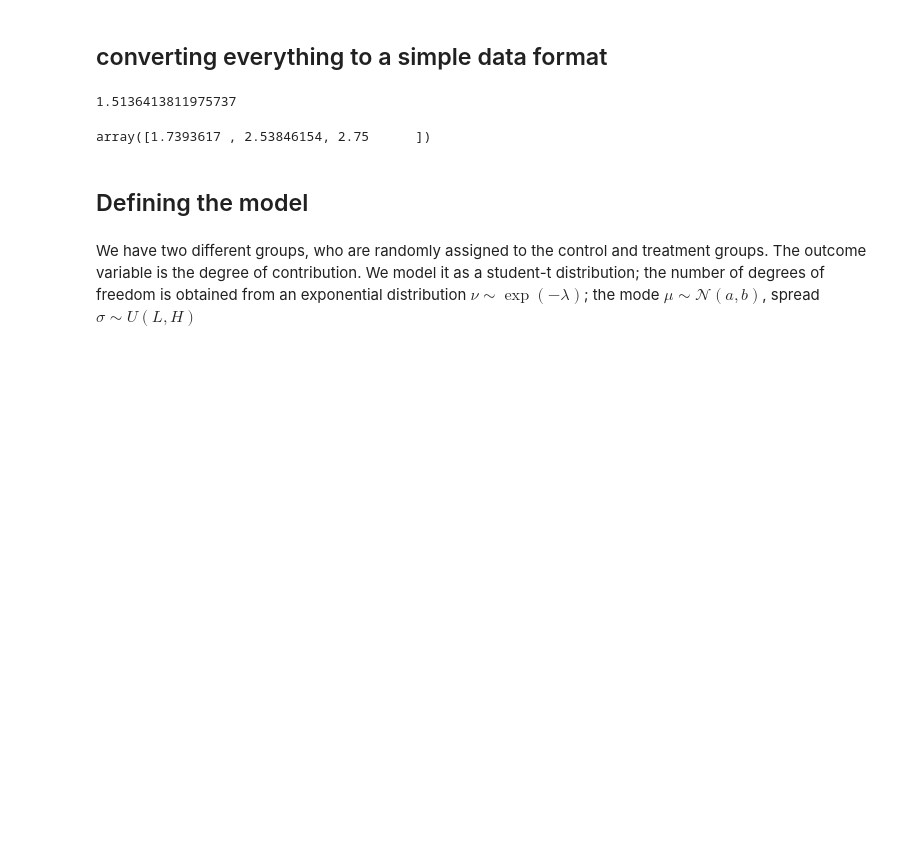
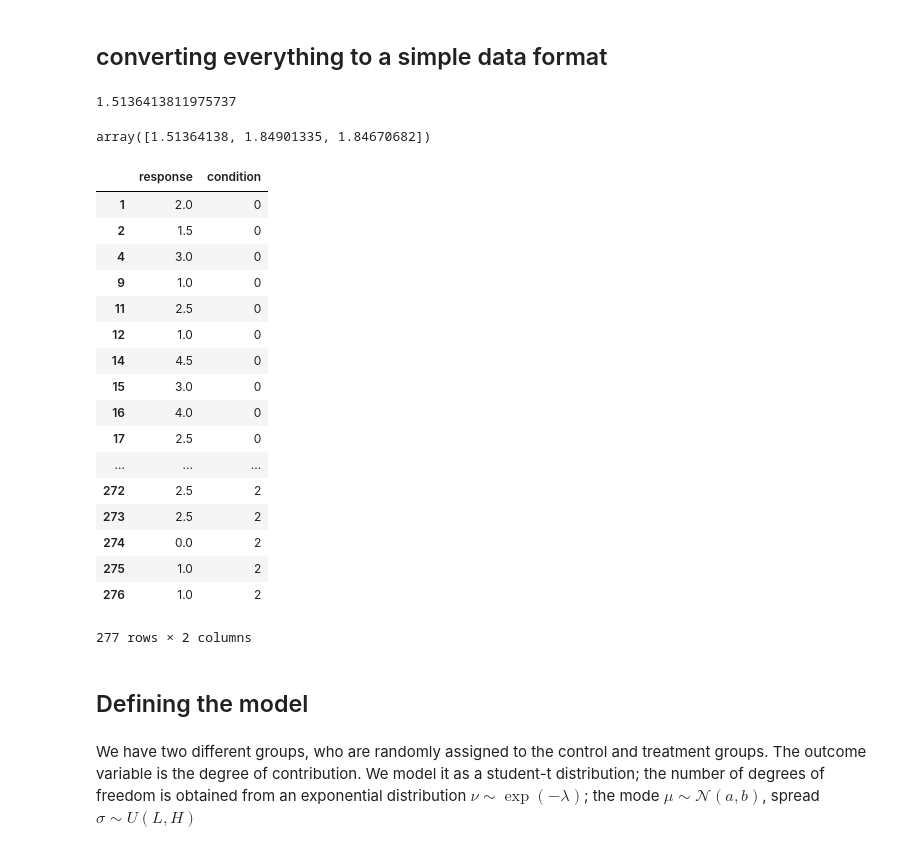
Before and after one commit to CrowdDynamicsLab/ComicPersuasion, a Jupyter notebook: Paper Draft/CHI2019-comic/hari-code/new experiments, sep 2018.ipynb, the cells around one changed output. Cells and saved outputs as stored; diff of their text form; code cells hidden in the pictures; blank space fills up the shorter version.

```diff
--- a/Paper Draft/CHI2019-comic/hari-code/new experiments, sep 2018.ipynb
+++ b/Paper Draft/CHI2019-comic/hari-code/new experiments, sep 2018.ipynb
@@ -124,10 +124,31 @@ m_std = np.zeros(3)
 m_std[0] = np.std(dfs[dfs.condition==0].response)
 m_std[1] = np.std(dfs[dfs.condition==1].response)
 m_std[2] = np.std(dfs[dfs.condition==2].response)
-# %%
-m_mean
-# %% [output]
-array([1.7393617 , 2.53846154, 2.75      ])
+# %%
+m_std
+# %% [output]
+array([1.51364138, 1.84901335, 1.84670682])
+# %%
+dfs
+# %% [output]
+|  | response | condition |
+| 1 | 2.0 | 0 |
+| 2 | 1.5 | 0 |
+| 4 | 3.0 | 0 |
+| 9 | 1.0 | 0 |
+| 11 | 2.5 | 0 |
+| 12 | 1.0 | 0 |
+| 14 | 4.5 | 0 |
+| 15 | 3.0 | 0 |
+| 16 | 4.0 | 0 |
+| 17 | 2.5 | 0 |
+| ... | ... | ... |
+| 272 | 2.5 | 2 |
+| 273 | 2.5 | 2 |
+| 274 | 0.0 | 2 |
+| 275 | 1.0 | 2 |
+| 276 | 1.0 | 2 |
+277 rows × 2 columns
 # %% [markdown]
 ## Defining the model
 # %% [markdown]
```
Also changed, not shown: parts of 13 cells of this notebook, 2 other files.
